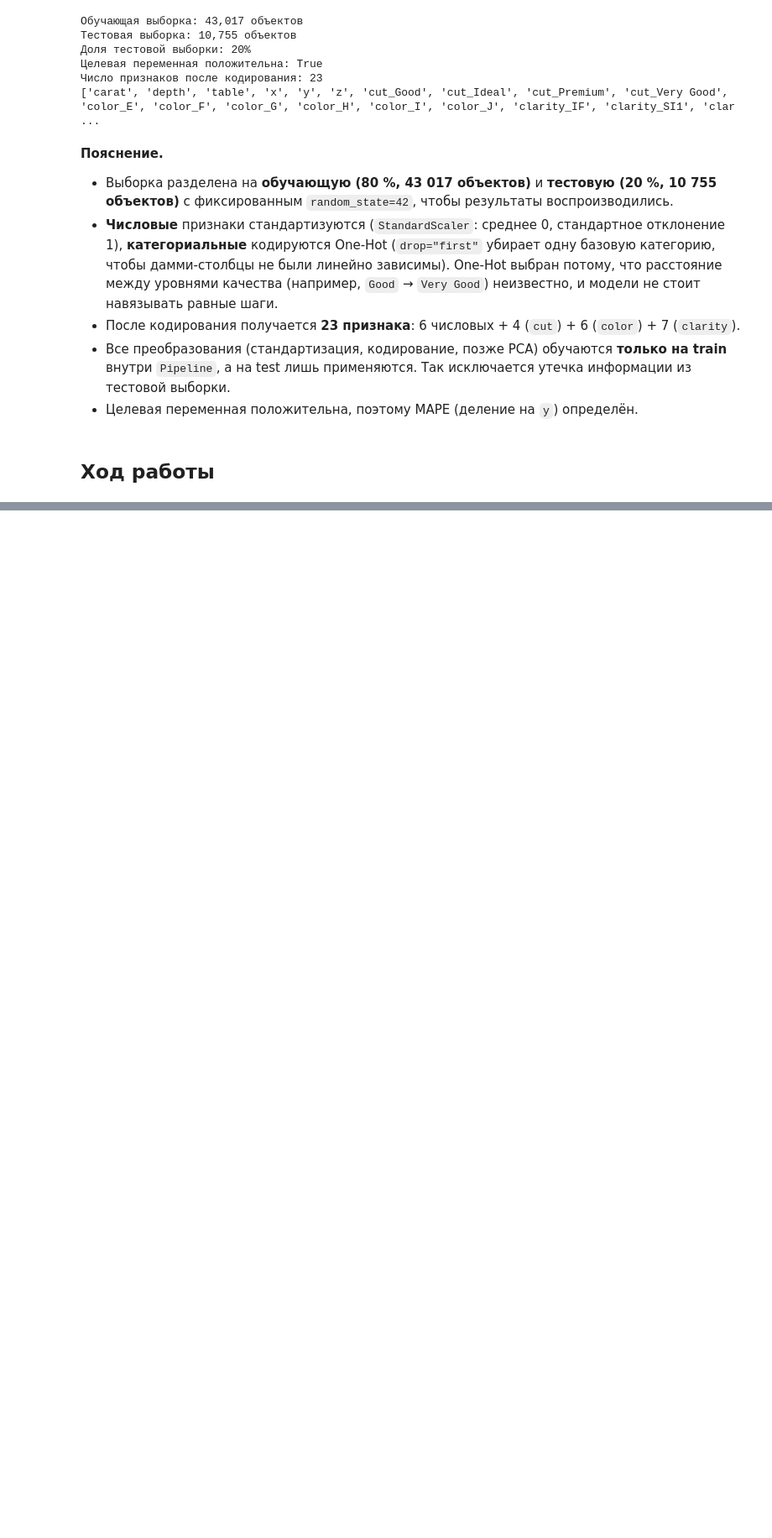
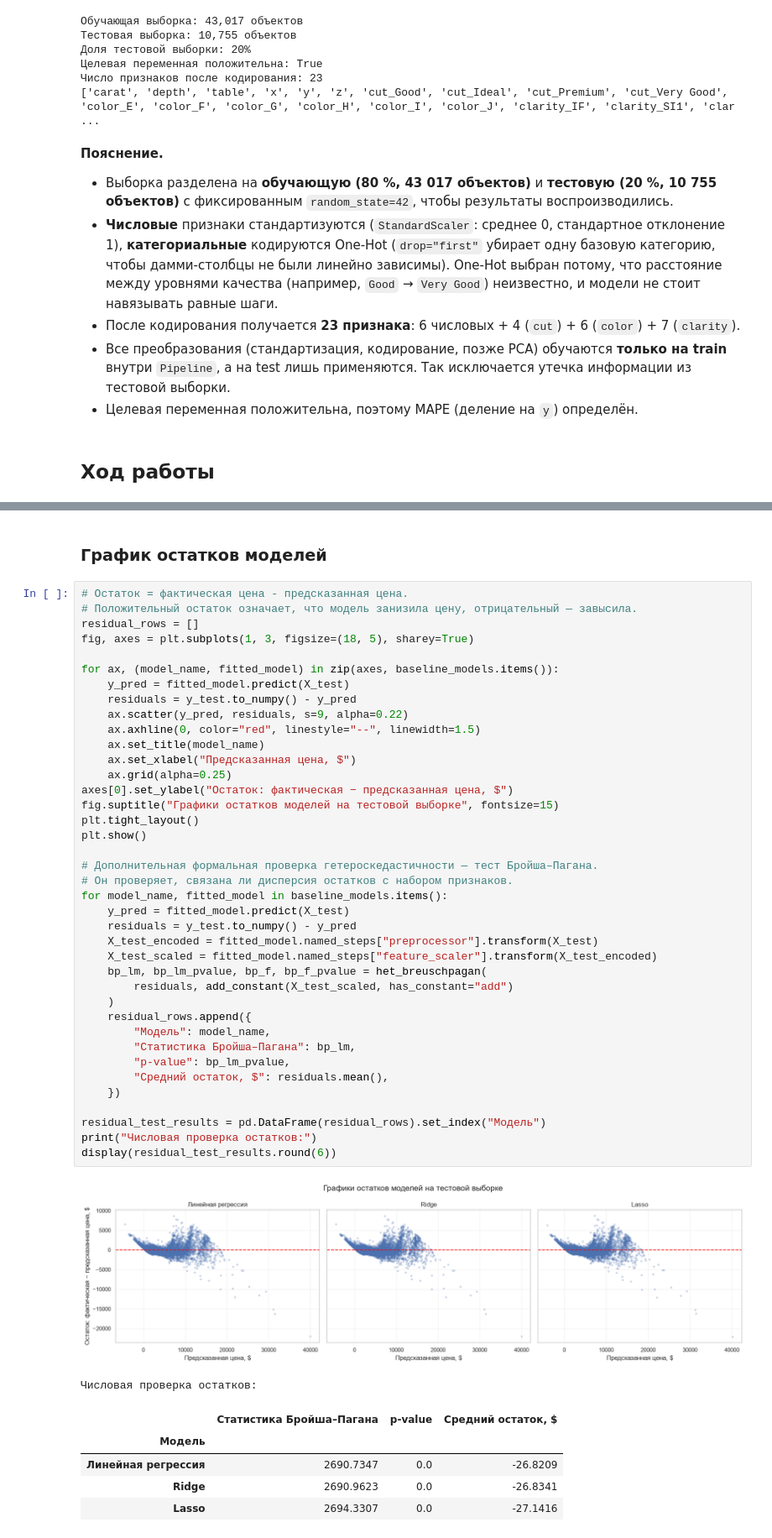
Before and after one commit to violllin/lab1_regression, a Jupyter notebook: lab1.ipynb, the cells around one changed output, grey strips where cells are left out. Shown at 84% size. Cells and saved outputs as stored; diff of their text form; blank space fills up the shorter version.

```diff
--- a/lab1.ipynb
+++ b/lab1.ipynb
@@ -441,0 +523,49 @@ print(list(feature_names))
+# %% [markdown]
+### График остатков моделей
+# %%
+# Остаток = фактическая цена - предсказанная цена.
+# Положительный остаток означает, что модель занизила цену, отрицательный — завысила.
+residual_rows = []
+fig, axes = plt.subplots(1, 3, figsize=(18, 5), sharey=True)
+
+for ax, (model_name, fitted_model) in zip(axes, baseline_models.items()):
+    y_pred = fitted_model.predict(X_test)
+    residuals = y_test.to_numpy() - y_pred
+    ax.scatter(y_pred, residuals, s=9, alpha=0.22)
+    ax.axhline(0, color="red", linestyle="--", linewidth=1.5)
+    ax.set_title(model_name)
+    ax.set_xlabel("Предсказанная цена, $")
+    ax.grid(alpha=0.25)
+axes[0].set_ylabel("Остаток: фактическая − предсказанная цена, $")
+fig.suptitle("Графики остатков моделей на тестовой выборке", fontsize=15)
+plt.tight_layout()
+plt.show()
+
+# Дополнительная формальная проверка гетероскедастичности — тест Бройша–Пагана.
+# Он проверяет, связана ли дисперсия остатков с набором признаков.
+for model_name, fitted_model in baseline_models.items():
+    y_pred = fitted_model.predict(X_test)
+    residuals = y_test.to_numpy() - y_pred
+    X_test_encoded = fitted_model.named_steps["preprocessor"].transform(X_test)
+    X_test_scaled = fitted_model.named_steps["feature_scaler"].transform(X_test_encoded)
+    bp_lm, bp_lm_pvalue, bp_f, bp_f_pvalue = het_breuschpagan(
+        residuals, add_constant(X_test_scaled, has_constant="add")
+    )
+    residual_rows.append({
+        "Модель": model_name,
+        "Статистика Бройша–Пагана": bp_lm,
+        "p-value": bp_lm_pvalue,
+        "Средний остаток, $": residuals.mean(),
+    })
+
+residual_test_results = pd.DataFrame(residual_rows).set_index("Модель")
+print("Числовая проверка остатков:")
+display(residual_test_results.round(6))
+# %% [output]
+[figure, added]
+Числовая проверка остатков:
+|  | Статистика Бройша–Пагана | p-value | Средний остаток, $ |
+| Модель |  |  |  |
+| Линейная регрессия | 2690.7347 | 0.0 | -26.8209 |
+| Ridge | 2690.9623 | 0.0 | -26.8341 |
+| Lasso | 2694.3307 | 0.0 | -27.1416 |
```
Also changed, not shown: parts of 13 cells of this notebook.
